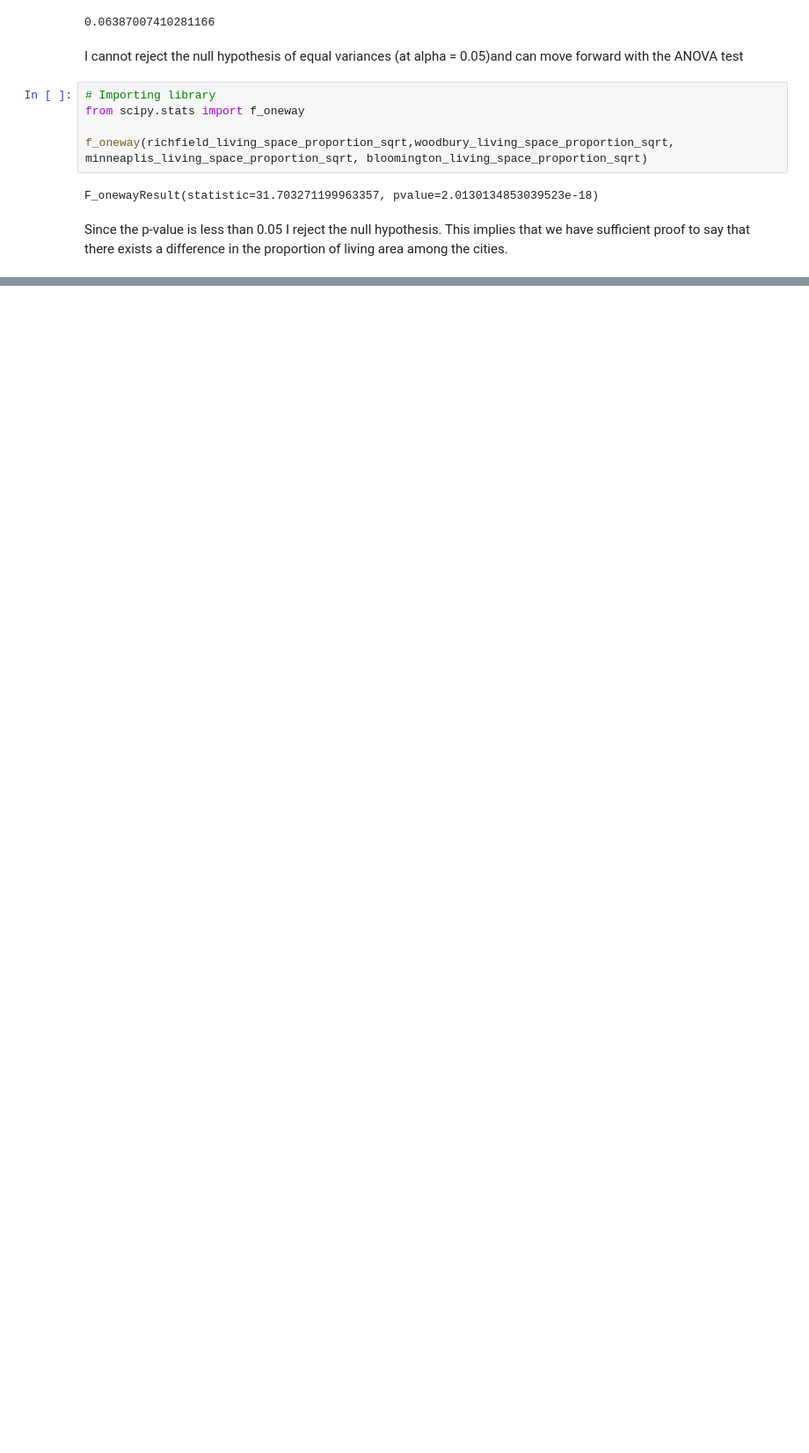
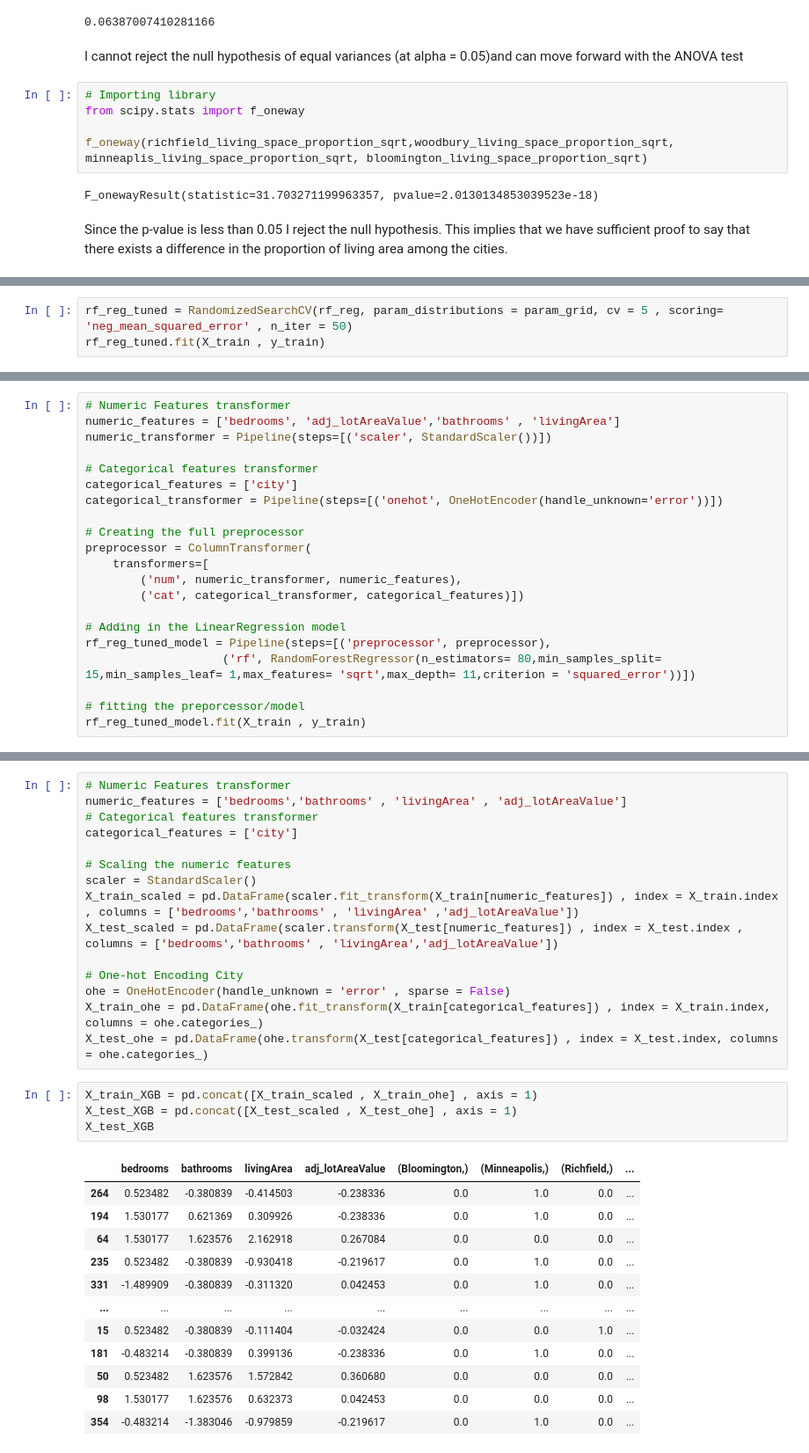
Before and after one commit to salaz055/zillow_analysis, a Jupyter notebook: Analysis of Home Prices in MN.ipynb, the cells around one changed output, grey strips where cells are left out. Shown: that part at 88% size. Cells and saved outputs as stored; diff of their text form; blank space fills up the shorter version.

```diff
--- a/Analysis of Home Prices in MN.ipynb
+++ b/Analysis of Home Prices in MN.ipynb
@@ -434,0 +635,3 @@ Since the p-value is less than 0.05 I reject the null hypothesis. This implies t
+# %%
+rf_reg_tuned = RandomizedSearchCV(rf_reg, param_distributions = param_grid, cv = 5 , scoring= 'neg_mean_squared_error' , n_iter = 50)
+rf_reg_tuned.fit(X_train , y_train)
@@ -434,0 +682,21 @@ Since the p-value is less than 0.05 I reject the null hypothesis. This implies t
+# %%
+# Numeric Features transformer
+numeric_features = ['bedrooms', 'adj_lotAreaValue','bathrooms' , 'livingArea']
+numeric_transformer = Pipeline(steps=[('scaler', StandardScaler())])
+
+# Categorical features transformer
+categorical_features = ['city']
+categorical_transformer = Pipeline(steps=[('onehot', OneHotEncoder(handle_unknown='error'))])
+
+# Creating the full preprocessor
+preprocessor = ColumnTransformer(
+    transformers=[
+        ('num', numeric_transformer, numeric_features),
+        ('cat', categorical_transformer, categorical_features)])
+
+# Adding in the LinearRegression model
+rf_reg_tuned_model = Pipeline(steps=[('preprocessor', preprocessor),
+                    ('rf', RandomForestRegressor(n_estimators= 80,min_samples_split= 15,min_samples_leaf= 1,max_features= 'sqrt',max_depth= 11,criterion = 'squared_error'))])
+
+# fitting the preporcessor/model
+rf_reg_tuned_model.fit(X_train , y_train)
@@ -434,0 +742,32 @@ Since the p-value is less than 0.05 I reject the null hypothesis. This implies t
+# %%
+# Numeric Features transformer
+numeric_features = ['bedrooms','bathrooms' , 'livingArea' , 'adj_lotAreaValue']
+# Categorical features transformer
+categorical_features = ['city']
+
+# Scaling the numeric features
+scaler = StandardScaler()
+X_train_scaled = pd.DataFrame(scaler.fit_transform(X_train[numeric_features]) , index = X_train.index , columns = ['bedrooms','bathrooms' , 'livingArea' ,'adj_lotAreaValue'])
+X_test_scaled = pd.DataFrame(scaler.transform(X_test[numeric_features]) , index = X_test.index , columns = ['bedrooms','bathrooms' , 'livingArea','adj_lotAreaValue'])
+
+# One-hot Encoding City
+ohe = OneHotEncoder(handle_unknown = 'error' , sparse = False)
+X_train_ohe = pd.DataFrame(ohe.fit_transform(X_train[categorical_features]) , index = X_train.index, columns = ohe.categories_)
+X_test_ohe = pd.DataFrame(ohe.transform(X_test[categorical_features]) , index = X_test.index, columns = ohe.categories_)
+# %%
+X_train_XGB = pd.concat([X_train_scaled , X_train_ohe] , axis = 1)
+X_test_XGB = pd.concat([X_test_scaled , X_test_ohe] , axis = 1)
+X_test_XGB
+# %% [output]
+|  | bedrooms | bathrooms | livingArea | adj_lotAreaValue | (Bloomington,) | (Minneapolis,) | (Richfield,) | ... |
+| 264 | 0.523482 | -0.380839 | -0.414503 | -0.238336 | 0.0 | 1.0 | 0.0 | ... |
+| 194 | 1.530177 | 0.621369 | 0.309926 | -0.238336 | 0.0 | 1.0 | 0.0 | ... |
+| 64 | 1.530177 | 1.623576 | 2.162918 | 0.267084 | 0.0 | 0.0 | 0.0 | ... |
+| 235 | 0.523482 | -0.380839 | -0.930418 | -0.219617 | 0.0 | 1.0 | 0.0 | ... |
+| 331 | -1.489909 | -0.380839 | -0.311320 | 0.042453 | 0.0 | 1.0 | 0.0 | ... |
+| ... | ... | ... | ... | ... | ... | ... | ... | ... |
+| 15 | 0.523482 | -0.380839 | -0.111404 | -0.032424 | 0.0 | 0.0 | 1.0 | ... |
+| 181 | -0.483214 | -0.380839 | 0.399136 | -0.238336 | 0.0 | 1.0 | 0.0 | ... |
+| 50 | 0.523482 | 1.623576 | 1.572842 | 0.360680 | 0.0 | 0.0 | 0.0 | ... |
+| 98 | 1.530177 | 1.623576 | 0.632373 | 0.042453 | 0.0 | 0.0 | 0.0 | ... |
+| 354 | -0.483214 | -1.383046 | -0.979859 | -0.219617 | 0.0 | 1.0 | 0.0 | ... |
```
Also changed, not shown: parts of 53 cells of this notebook.
